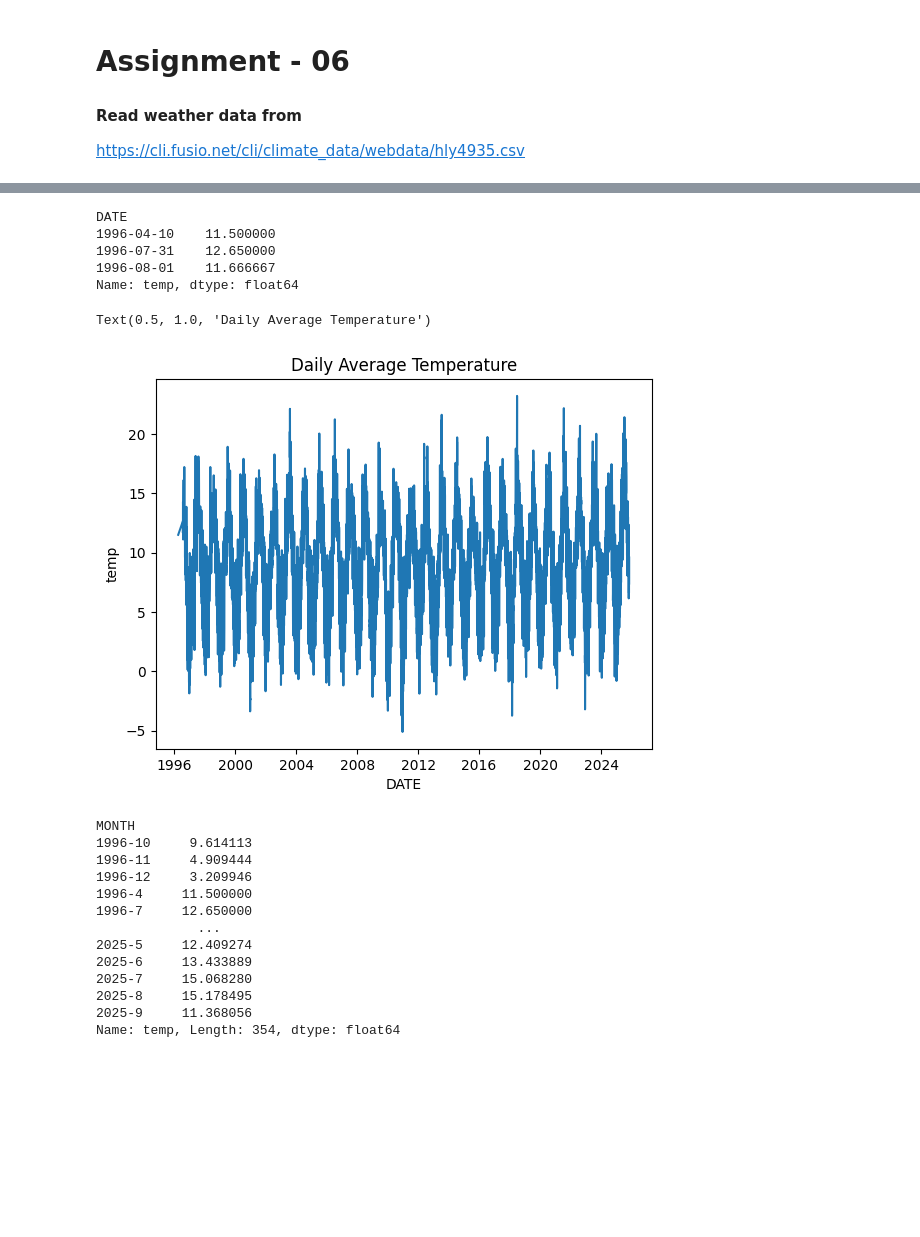
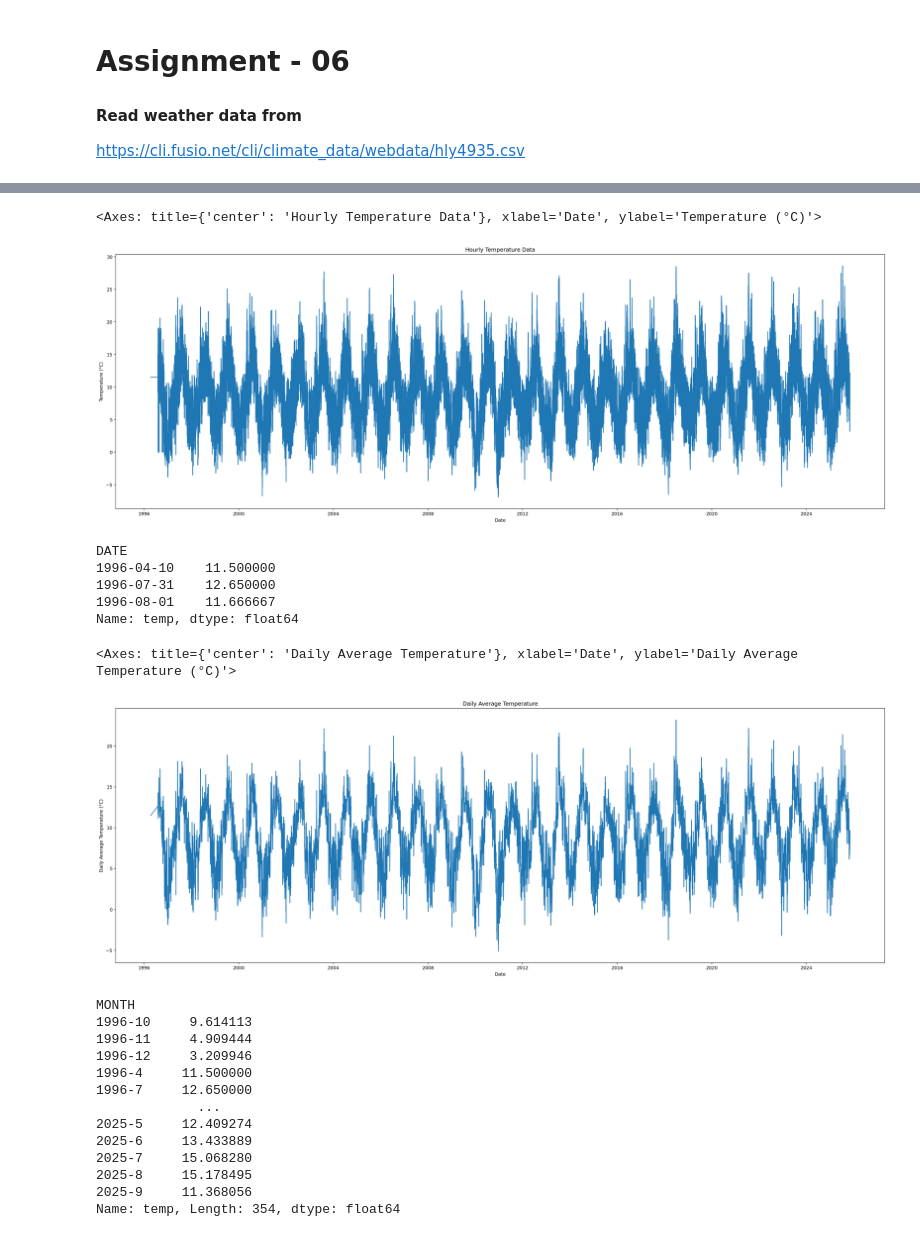
Before and after one commit to akshaypastagiya/PFDA, a Jupyter notebook: Assignments/assignment06-Weather.ipynb, the cells around one changed output, grey strips where cells are left out. Drawn from its saved outputs; the diff is of its cells as text; code cells hidden in the pictures; blank space fills up the shorter version.

Commit message:
Modified Assignment 06 to rectify some warnings and modified plot

```diff
--- a/Assignments/assignment06-Weather.ipynb
+++ b/Assignments/assignment06-Weather.ipynb
@@ -8,5 +9,6 @@ import pandas as pd
 import seaborn as sns
 # %%
-df = pd.read_csv('https://cli.fusio.net/cli/climate_data/webdata/hly4935.csv', skiprows=23, index_col='date')
+df = pd.read_csv('https://cli.fusio.net/cli/climate_data/webdata/hly4935.csv', skiprows=23, index_col='date', low_memory=False,parse_dates=True)
 df.columns.to_list()
+print(df.head(3))
 # %% [output]
@@ -33,7 +32,6 @@ df.columns.to_list()
 # %%
 # Drop unwandted columns
-df = df.drop(columns=['ind', 'rain', 'ind.1', 'ind.2', 'wetb', 'dewpt', 'vappr', 'rhum', 'msl', 'ind.3', 'ind.4', 'wddir', 'ww', 'w', 'sun', 'vis', 'clht', 'clamt']
-)
+df = df.drop(columns=['ind', 'rain', 'ind.1', 'ind.2', 'wetb', 'dewpt', 'vappr', 'rhum', 'msl', 'ind.3', 'ind.4', 'wddir', 'ww', 'w', 'sun', 'vis', 'clht', 'clamt'])
 # %%
 # convert blank data to 0
 df['wdsp'] = pd.to_numeric(df['wdsp'], errors='coerce')
@@ -53,6 +51,13 @@ date
 # %%
 # Plot the hourly temperature data
-#sns.lineplot(data=df, x="date", y='temp').set_title('Hourly Temperature Data')
+fig, ax = plt.subplots(figsize=(30, 10), dpi=140)
+ax.set_xlabel('Date')
+ax.set_ylabel('Temperature (°C)')
+ax.set_title('Hourly Temperature Data')
+sns.lineplot(data=df, x="date", y='temp',ax=ax)
+# %% [output]
+<Axes: title={'center': 'Hourly Temperature Data'}, xlabel='Date', ylabel='Temperature (°C)'>
+[figure, added]
 # %%
 daily_avg_temp = df.groupby('DATE')['temp'].mean()
 print(daily_avg_temp.head(3))
@@ -64,10 +69,14 @@ DATE
 Name: temp, dtype: float64
 # %%
 # plot the daily average temperature
-sns.lineplot(data=daily_avg_temp).set_title('Daily Average Temperature')
+fig, ax = plt.subplots(figsize=(30, 10), dpi=140)
+ax.set_xlabel('Date')
+ax.set_ylabel('Daily Average Temperature (°C)')
+ax.set_title('Daily Average Temperature')
+sns.lineplot(data=daily_avg_temp, ax=ax)
 # %% [output]
-Text(0.5, 1.0, 'Daily Average Temperature')
+<Axes: title={'center': 'Daily Average Temperature'}, xlabel='Date', ylabel='Daily Average Temperature (°C)'>
-[figure, old version]
+[figure, new version]
 # %%
 monthly_avg_temp = df.groupby('MONTH')['temp'].mean()
 print(monthly_avg_temp)
```
Also changed, not shown: parts of 9 cells of this notebook.
